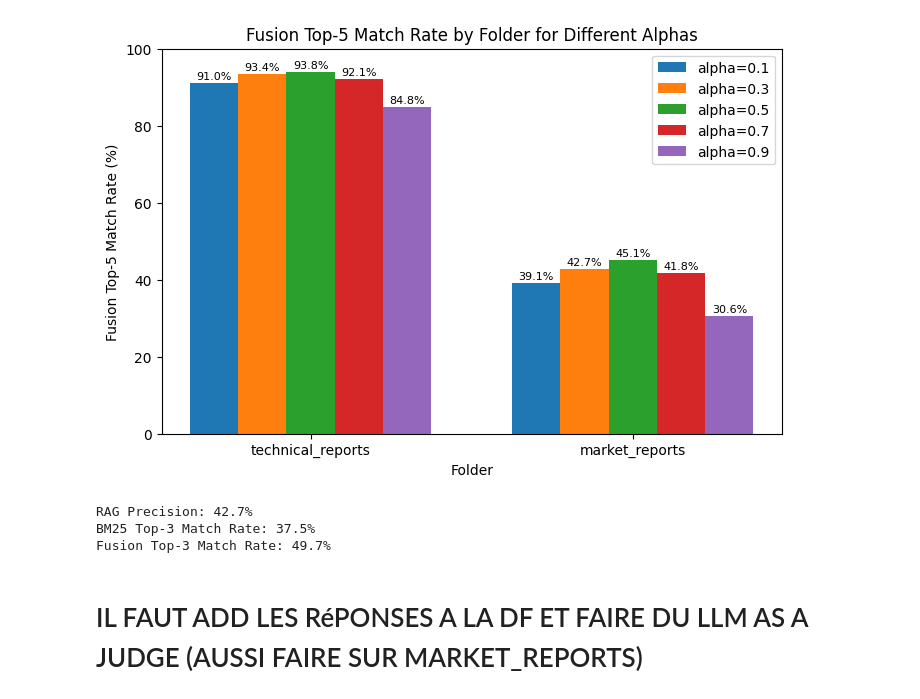
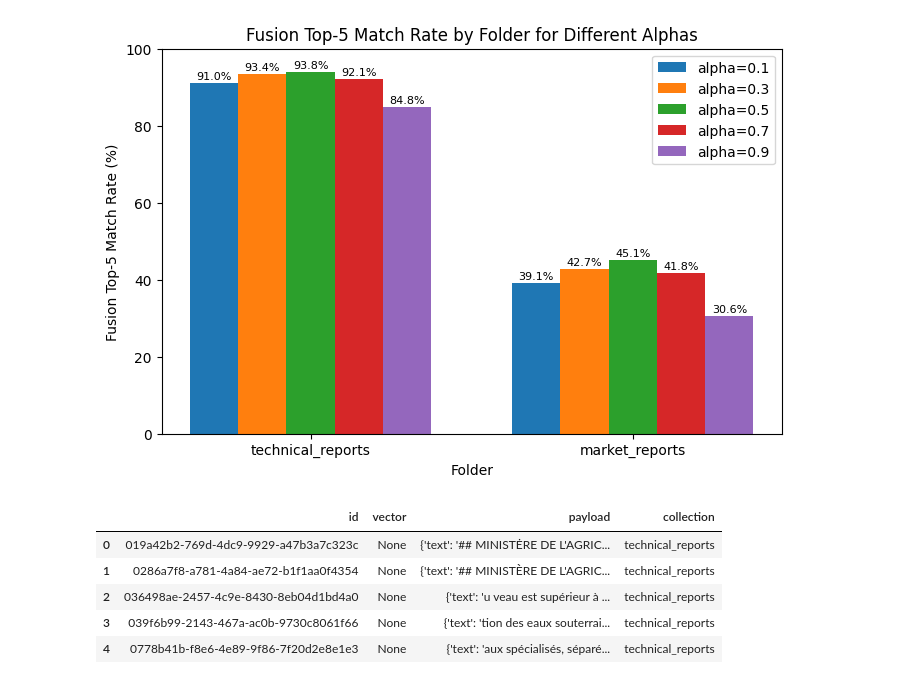
Before and after one commit to EstienneG/AgroFlow, a Jupyter notebook: src/RAG/RAG.ipynb, the cells around one changed output. Saved outputs shown, nothing was run; the diff lists cells and outputs as text; code cells hidden in the pictures.

Commit message:
refactor: main & save document_embeddings

```diff
--- a/src/RAG/RAG.ipynb
+++ b/src/RAG/RAG.ipynb
@@ -872,14 +872,46 @@ plt.legend()
 plt.show()
 # %% [output]
 [figure]
-# %%
-rag_precision, bm25_match_top3, fusion_match_top3 = embeddings_df[["rag_match", "bm25_match_top3", "fusion_match_top3"]].mean() * 100
-print(f"RAG Precision: {rag_precision:.1f}%")
-print(f"BM25 Top-3 Match Rate: {bm25_match_top3:.1f}%")
-print(f"Fusion Top-3 Match Rate: {fusion_match_top3:.1f}%")
-# %% [output]
-RAG Precision: 42.7%
-BM25 Top-3 Match Rate: 37.5%
-Fusion Top-3 Match Rate: 49.7%
-# %% [markdown]
-# IL FAUT ADD LES RéPONSES A LA DF ET FAIRE DU LLM AS A JUDGE (AUSSI FAIRE SUR MARKET_REPORTS)
+# %%
+import pickle
+
+# Retrieve all points from both collections in Qdrant
+documents_embeddings = []
+
+for collection_name in ["technical_reports", "market_reports"]:
+    # Get all points (pagination if needed)
+    scroll = qdrant_client.scroll(collection_name=collection_name, limit=1000)
+    points = scroll[0]
+    while scroll[1] is not None:
+        scroll = qdrant_client.scroll(collection_name=collection_name, limit=1000, offset=scroll[1])
+        points.extend(scroll[0])
+        if not scroll[0]:
+            break
+
+    for point in points:
+        documents_embeddings.append({
+            "id": point.id,
+            "vector": point.vector,
+            "payload": point.payload,
+            "collection": collection_name
+        })
+
+# Store all embeddings in a pickle file
+with open("document_embeddings.pkl", "wb") as f:
+    pickle.dump(documents_embeddings, f)
+# %%
+import pandas as pd
+import pickle
+
+with open("document_embeddings.pkl", "rb") as f:
+    document_embeddings = pickle.load(f)
+
+document_embeddings_df = pd.DataFrame(document_embeddings)
+document_embeddings_df.head()
+# %% [output]
+|  | id | vector | payload | collection |
+| 0 | 019a42b2-769d-4dc9-9929-a47b3a7c323c | None | {'text': '## MINISTĖRE DE L'AGRIC... | technical_reports |
+| 1 | 0286a7f8-a781-4a84-ae72-b1f1aa0f4354 | None | {'text': '## MINISTÈRE DE L'AGRIC... | technical_reports |
+| 2 | 036498ae-2457-4c9e-8430-8eb04d1bd4a0 | None | {'text': 'u veau est supérieur à ... | technical_reports |
+| 3 | 039f6b99-2143-467a-ac0b-9730c8061f66 | None | {'text': 'tion des eaux souterrai... | technical_reports |
+| 4 | 0778b41b-f8e6-4e89-9f86-7f20d2e8e1e3 | None | {'text': 'aux spécialisés, séparé... | technical_reports |
```
Also changed, not shown: 4 other files.
